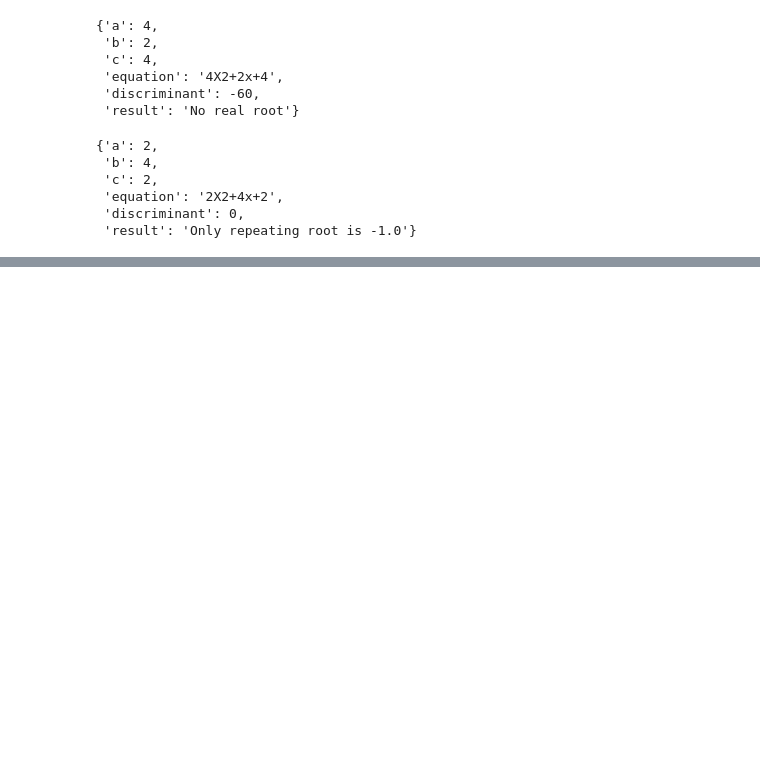
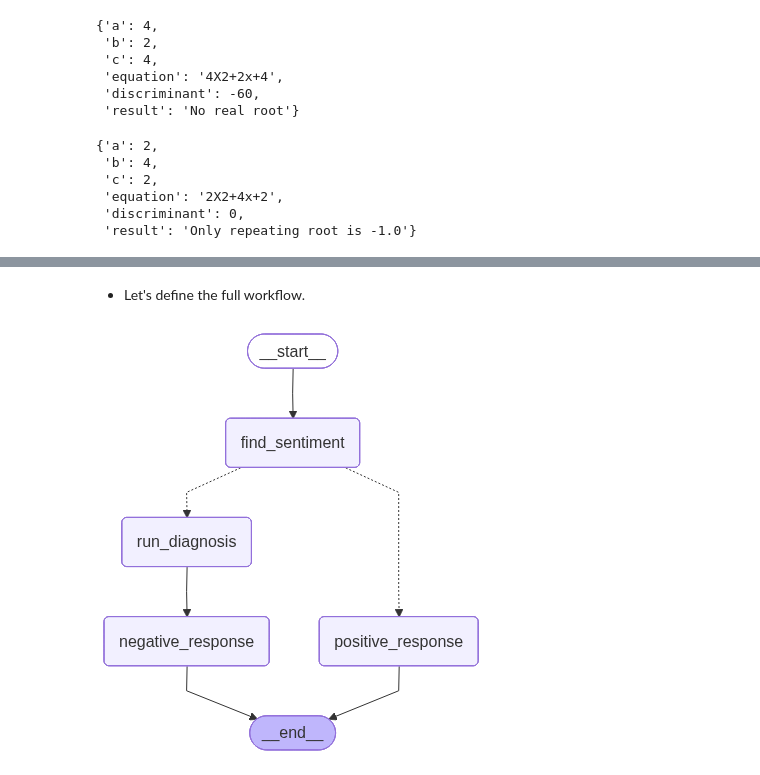
Before and after one commit to Koyel1234/ai-ml-learning-journey, a Jupyter notebook: google_colab_notebooks/nitish_singh/genai_notebooks/parts/workflows.ipynb, the cells around one changed output, grey strips where cells are left out. Saved outputs shown, nothing was run; the diff lists cells and outputs as text; code cells hidden in the pictures; blank space fills up the shorter version.

Commit message:
cleaned up conditional and iterative workflows

```diff
--- a/google_colab_notebooks/nitish_singh/genai_notebooks/parts/workflows.ipynb
+++ b/google_colab_notebooks/nitish_singh/genai_notebooks/parts/workflows.ipynb
@@ -857,19 +868,23 @@ workflow.invoke(initial_state)
+# %% [markdown]
+- Let's define the full workflow.
 # %%
 graph = StateGraph(ReviewState)
 
 graph.add_node('find_sentiment', find_sentiment)
 graph.add_node("positive_response", positive_response)
 graph.add_node("run_diagnosis", run_diagnosis)
 graph.add_node("negative_response", negative_response)
 
-graph.add_egde(START, 'find_sentiment')
+graph.add_edge(START, 'find_sentiment')
 graph.add_conditional_edges('find_sentiment', check_sentiment)
 graph.add_edge('positive_response', END)
 graph.add_edge('run_diagnosis', 'negative_response')
 graph.add_edge('negative_response', END)
 
 workflow= graph.compile()
 workflow
+# %% [output]
+[figure, added]
 # %%
 initial_state = {
     'review': 'This product delivers excellent quality and performance, making it a reliable and satisfying choice for everyday use.'
```
Also changed, not shown: parts of 42 cells of this notebook.
